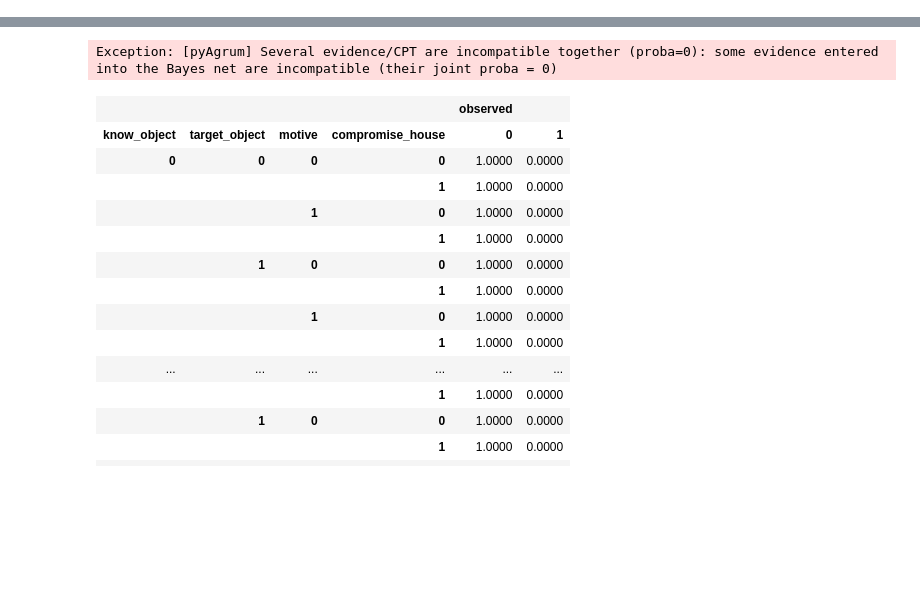
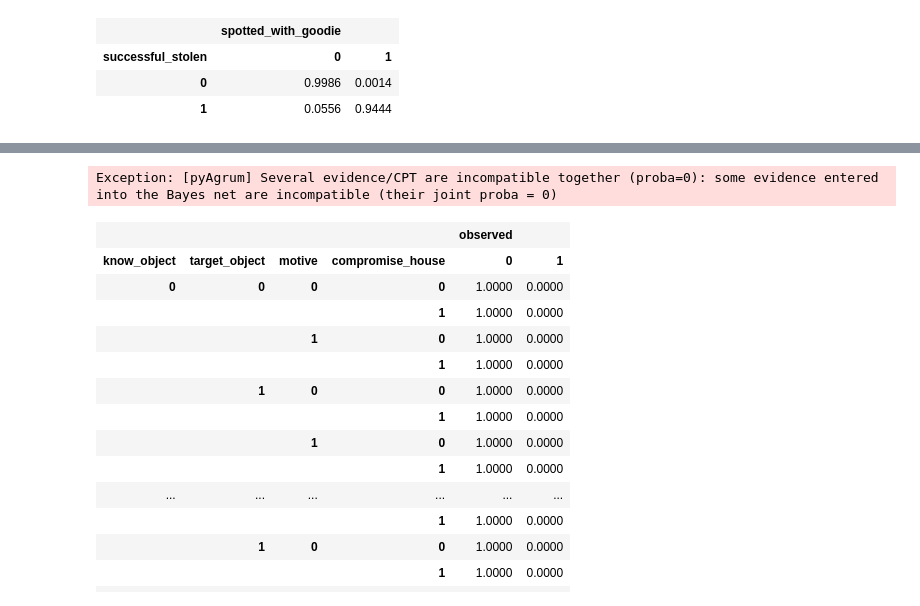
Before and after one commit to aludi/evaluatingScenarioBNs2023, a Jupyter notebook: BayesianJupyter.ipynb, the cells around one changed output, grey strips where cells are left out. Saved outputs shown, nothing was run; the diff lists cells and outputs as text; code cells hidden in the pictures; blank space fills up the shorter version.

```diff
--- a/BayesianJupyter.ipynb
+++ b/BayesianJupyter.ipynb
@@ -24,4 +24,11 @@ gnb.showInference(bnK2,evs={})
 gim.exportInference(bnK2, "BayesNets/K2BN.pdf", evs={})
 # %% [output]
 [drawing not drawn]
+# %%
+bnK2.cpt("spotted_with_goodie")
+# %% [output]
+|  | spotted_with_goodie |  |
+| successful_stolen | 0 | 1 |
+| 0 | 0.9986 | 0.0014 |
+| 1 | 0.0556 | 0.9444 |
 # %%
```
Also changed, not shown: parts of 2 cells of this notebook, 8 other files.
